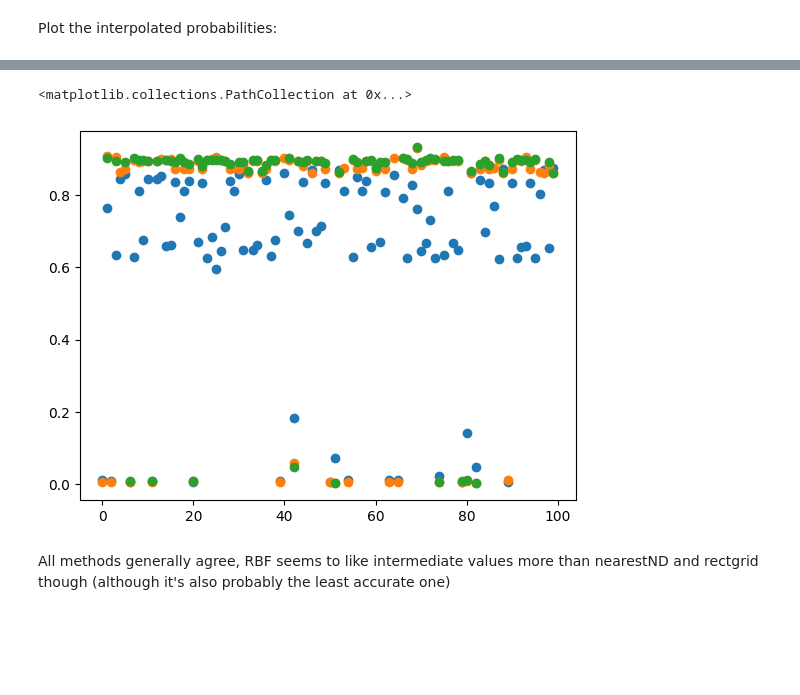
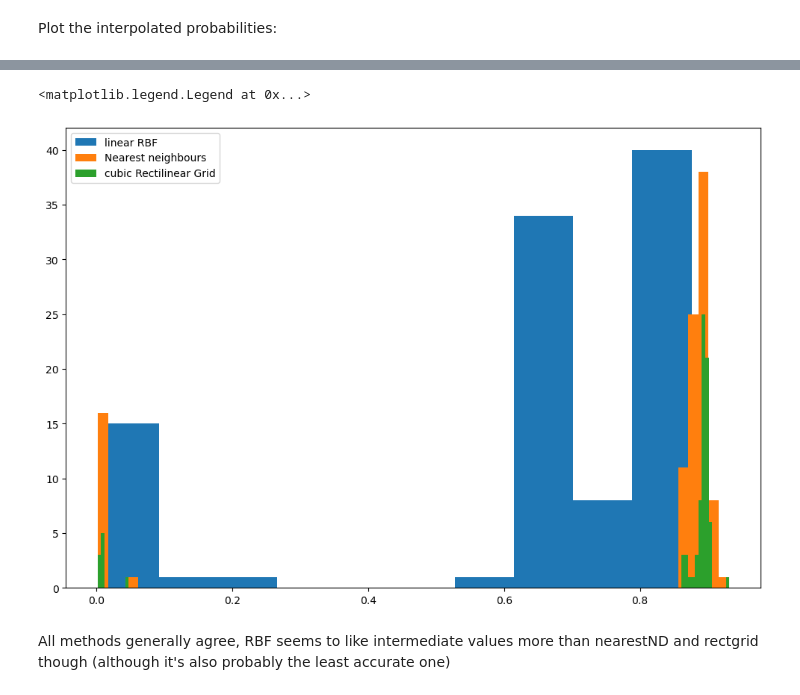
Before and after one commit to ia-chow/Thesis, a Jupyter notebook: speed_radiant_difference/monte_carlo_granvik_model.ipynb, the cells around one changed output, grey strips where cells are left out. Cells and saved outputs as stored; diff of their text form; code cells hidden in the pictures; blank space fills up the shorter version.

```diff
--- a/speed_radiant_difference/monte_carlo_granvik_model.ipynb
+++ b/speed_radiant_difference/monte_carlo_granvik_model.ipynb
@@ -320,17 +347,18 @@ Try with linear radial basis function (cubic spline/thin plate spline doesn't wo
 # %%
 rbf_kernel = 'linear'  # cubic gives singular matrix because of repeat values, adding epsilon doesn't fix it either so go with linear
 
-# interpolated probabilities drawn from the granvik model, with the shape (number of escape regions, number of events, number of MC samples)
-interp_probs_linear_rbf = np.zeros((len(er_probs.columns), len(impactor_state_vectors), n_monte_carlo_samples))
+# interpolated probabilities and sigmas drawn from the granvik model
+# with the shape (number of escape region probabilities/sigmas, number of events, number of MC samples)
+interp_probs_linear_rbf = np.zeros((len(er_probs_sigmas.columns), len(impactor_state_vectors), n_monte_carlo_samples))
 
 # nearest neighbours to perform interpolation with (don't need all of them since it's a huge file and also speeds it up by a lot
 n_neighbors = 1e3  # 5e3 takes like 5 minutes per escape region, 1e3 takes about 8-10 seconds per escape region
 
 # perform the interpolation
-for i, column in tqdm(enumerate(er_probs.columns)):
-    # build the interpolator for each escape region
+for i, column in tqdm(enumerate(er_probs_sigmas.columns)):
+    # build the interpolator for each escape region probability/sigma
     # rescale since the data aren't evenly sampled and the scales are different for all of them
-    linear_rbf_interpolator = scipy.interpolate.RBFInterpolator(np.array(granvik_aeihs), np.array(er_probs[column]),
+    linear_rbf_interpolator = scipy.interpolate.RBFInterpolator(np.array(granvik_aeihs), np.array(er_probs_sigmas[column]),
                                                                 neighbors=n_neighbors, kernel=rbf_kernel)
     # now interpolate every event
     for j, event_samples in enumerate(mc_aeihs):
@@ -366,15 +397,15 @@ Now use the probability from the granvik model if the grid point is in the file,
 # %%
-# probabilities for the rectilinear grid
-# use the probability from the granvik model if grid point is in the file
+# probabilities/sigmas for the rectilinear grid
+# use the probability/sigma from the granvik model if grid point is in the file
 # otherwise impute 0 if the grid value is not in the granvik model file
 
 # create dataframe with indicator of whether the grid point exists in the granvik model file as well
 indicator_df = pd.merge(grid_df, granvik_aeihs, on=granvik_params, how='left', indicator='Exist')
 
-# create array of escape region probabilities with the shape (number of grid points, number of escape regions)
-probs = np.zeros((len(grid_df), len(er_prob_params)))
+# create array of escape region probabilities/sigmas with the shape (number of grid points, number of escape regions)
+probs = np.zeros((len(grid_df), len(er_prob_sigma_params)))
 # use probability from granvik model if the indicator notes that the grid point is in the granvik file, and leave it as 0 otherwise
-probs[np.where(indicator_df.Exist == 'both')] = er_probs
-# create final dataframe with all grid points and corresponding escape region probabilities
-grid_probs = pd.concat((indicator_df, pd.DataFrame(probs, columns = er_prob_params)), axis=1)
+probs[np.where(indicator_df['Exist'] == 'both')] = er_probs_sigmas
+# create final dataframe with all grid points and corresponding escape region probabilities/sigmas
+grid_probs = pd.concat((indicator_df, pd.DataFrame(probs, columns = er_prob_sigma_params)), axis=1)
 # %% [markdown]
@@ -402,12 +433,12 @@ Test interpolation of RBF w/ linear, NN, rectilinear grid w/ cubic spline for `n
 # set up nu6_prob since it's different from the other interpolators
 nu6_prob = np.array(grid_probs['nu6_prob']).reshape(len(granvik_smas), len(granvik_eccs), len(granvik_incs), len(granvik_Hs))
 rectgrid_interpolator_test = scipy.interpolate.RegularGridInterpolator((granvik_smas, granvik_eccs, granvik_incs, granvik_Hs), nu6_prob,
-                                          method='cubic', bounds_error=False, fill_value=np.nan)(mc_aeihs[0])
+                                          method=rectgrid_method, bounds_error=False, fill_value=np.nan)(mc_aeihs[0])
 # nearestnd and rbf interpolators work fine like this
-nearestnd_interpolator_test = scipy.interpolate.NearestNDInterpolator(np.array(granvik_aeihs), np.array(er_probs['nu6_prob']),
+nearestnd_interpolator_test = scipy.interpolate.NearestNDInterpolator(np.array(granvik_aeihs), np.array(er_probs_sigmas['nu6_prob']),
                                                                       rescale=True)(mc_aeihs[0])
-rbf_interpolator_test = scipy.interpolate.RBFInterpolator(np.array(granvik_aeihs), np.array(er_probs['nu6_prob']),
-                                                     neighbors=1e3, kernel='linear')(mc_aeihs[0])
+rbf_interpolator_test = scipy.interpolate.RBFInterpolator(np.array(granvik_aeihs), np.array(er_probs_sigmas['nu6_prob']),
+                                                     neighbors=n_neighbors, kernel=rbf_kernel)(mc_aeihs[0])
 # %%
 rectgrid_interpolator_test, nearestnd_interpolator_test, rbf_interpolator_test
 # %% [output]
@@ -433,10 +475,12 @@ Plot the interpolated probabilities:
 # %%
-plt.scatter(np.arange(0, 100), rbf_interpolator_test)
-plt.scatter(np.arange(0, 100), nearestnd_interpolator_test)
-plt.scatter(np.arange(0, 100), rectgrid_interpolator_test)
+plt.figure(figsize = (12, 8))
+plt.hist(rbf_interpolator_test, bins='auto', label = f'{rbf_kernel} RBF')
+plt.hist(nearestnd_interpolator_test, bins='auto', label = 'Nearest neighbours')
+plt.hist(rectgrid_interpolator_test, bins='auto', label = f'{rectgrid_method} Rectilinear Grid')
+plt.legend()
 # %% [output]
-<matplotlib.collections.PathCollection at 0x...>
+<matplotlib.legend.Legend at 0x...>
-[figure, old version]
+[figure, new version]
 # %% [markdown]
 All methods generally agree, RBF seems to like intermediate values more than nearestND and rectgrid though (although it's also probably the least accurate one)
 # %%
```
Also changed, not shown: parts of 51 cells of this notebook, 1 other file.
